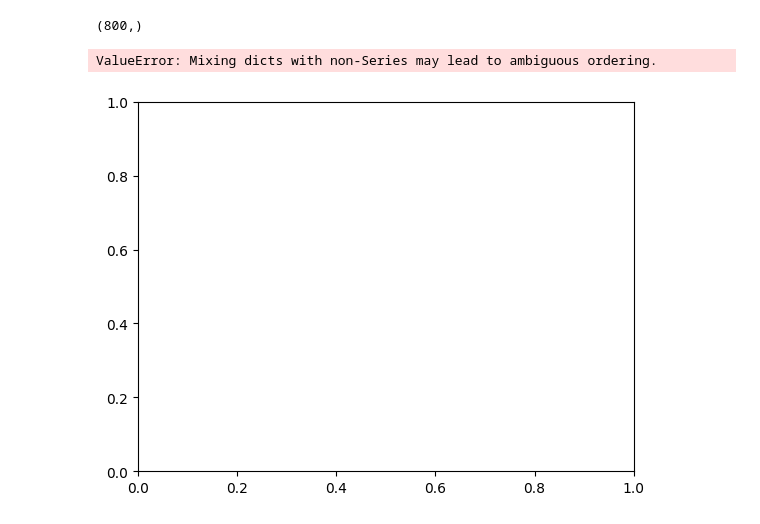
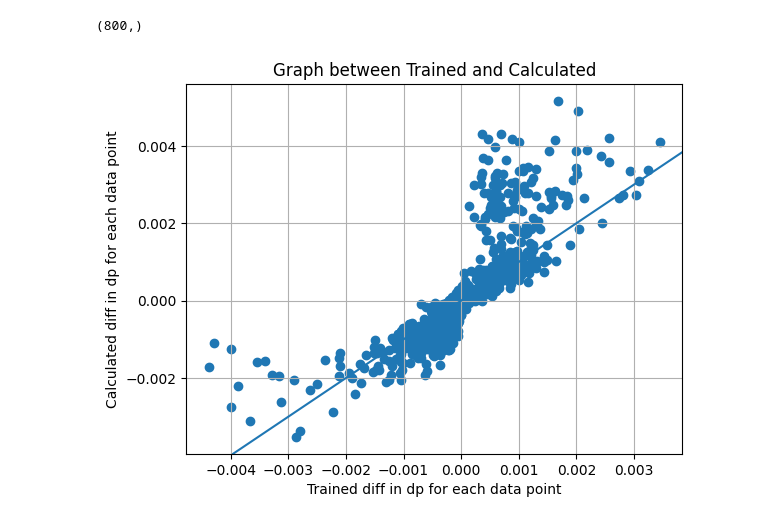
Before and after one commit to ekta0596/DataAcquisition-valuation, a Jupyter notebook: FirstOrderInfluenceWOTrain.ipynb, the cells around one changed output. Drawn from its saved outputs; the diff is of its cells as text; code cells hidden in the pictures.

Commit message:
Added plots for dp using influence function

```diff
--- a/FirstOrderInfluenceWOTrain.ipynb
+++ b/FirstOrderInfluenceWOTrain.ipynb
@@ -140,6 +140,7 @@ print(dp_ori)
 x_train_a = np.copy(x_train)
 y_train_a = np.copy(y_train)
 
+result_plot = []
 result = {}
 
 for i in range(len(x_train)):
@@ -147,6 +148,7 @@ for i in range(len(x_train)):
     y_train_new = np.append(y_train_a, [y_train[i]])
     res = dp_ori - demographic_parity(x_train_new, y_train_new, x_test)
     result[i] = res
+    result_plot.append(res)
 
 # Sort the dictionary based on the values (res)
 sorted_result = {k: v for k, v in sorted(result.items(), key=lambda item: item[1])}
@@ -315,15 +329,14 @@ print(inf.shape)
 # %%
 import matplotlib.pyplot as plt
 fig, ax = plt.subplots()
-df = pd.DataFrame({'Trained': result, 'Calculated': inf})
+df = pd.DataFrame({'Trained': result_plot, 'Calculated': inf})
 ax.scatter(df['Trained'], df['Calculated'], marker='o')
 plt.title('Graph between Trained and Calculated')
 plt.xlabel('Trained diff in dp for each data point')
 plt.ylabel('Calculated diff in dp for each data point')
 plt.grid(True)
 
 ax.axline((0, 0), slope=1)
 plt.show()
 # %% [output]
-ValueError: Mixing dicts with non-Series may lead to ambiguous ordering.
-[figure, old version]
+[figure, new version]
```
Also changed, not shown: parts of 1 cell of this notebook.
